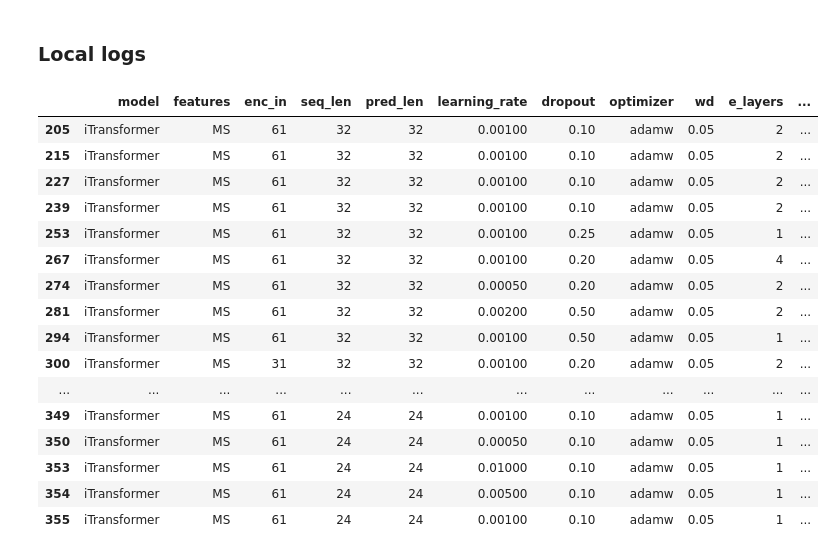
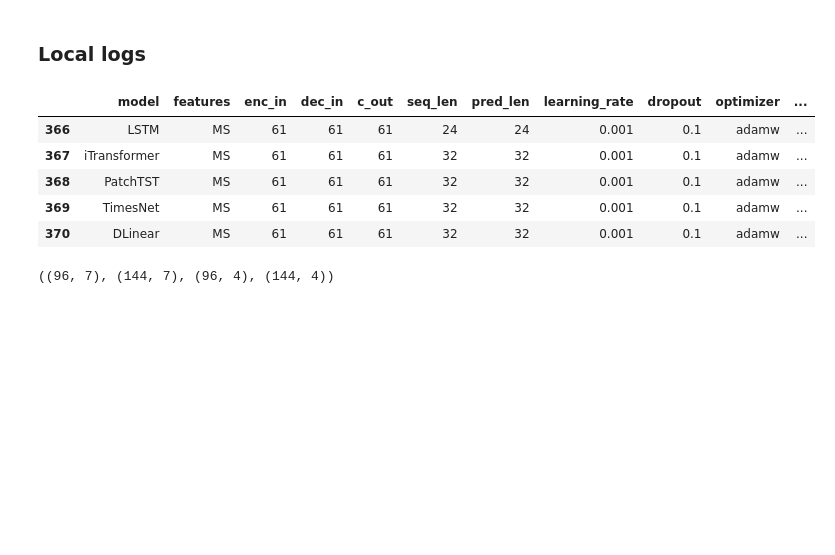
Before and after one commit to arnaud-odet/Time-Series-Library, a Jupyter notebook: sandbox.ipynb, the cells around one changed output. Drawn from its saved outputs; the diff is of its cells as text; code cells hidden in the pictures; blank space fills up the shorter version.

```diff
--- a/sandbox.ipynb
+++ b/sandbox.ipynb
@@ -146,23 +153,12 @@ axs[1].hist(Ys[:,:,angle_mask].reshape(-1));
 ### Local logs
 # %%
 lldf = pd.read_csv('./logs/long_term_forecast.csv',index_col = 0)
-hp_cols = ['model','features','enc_in','seq_len','pred_len','learning_rate','dropout','optimizer','wd','e_layers','d_model','n_heads','d_layers','d_ff']
-lldf.query("model == 'iTransformer'").query("features =='MS'")[hp_cols+['rmse']]
+hp_cols = ['model','features','enc_in','dec_in','c_out','seq_len','pred_len','learning_rate','dropout','optimizer','wd','e_layers','d_model','n_heads','d_layers','d_ff']
+lldf[hp_cols+ ['rmse','fde']].tail()
 # %% [output]
-|  | model | features | enc_in | seq_len | pred_len | learning_rate | dropout | optimizer | wd | e_layers | ... |
-| 205 | iTransformer | MS | 61 | 32 | 32 | 0.00100 | 0.10 | adamw | 0.05 | 2 | ... |
-| 215 | iTransformer | MS | 61 | 32 | 32 | 0.00100 | 0.10 | adamw | 0.05 | 2 | ... |
-| 227 | iTransformer | MS | 61 | 32 | 32 | 0.00100 | 0.10 | adamw | 0.05 | 2 | ... |
-| 239 | iTransformer | MS | 61 | 32 | 32 | 0.00100 | 0.10 | adamw | 0.05 | 2 | ... |
-| 253 | iTransformer | MS | 61 | 32 | 32 | 0.00100 | 0.25 | adamw | 0.05 | 1 | ... |
-| 267 | iTransformer | MS | 61 | 32 | 32 | 0.00100 | 0.20 | adamw | 0.05 | 4 | ... |
-| 274 | iTransformer | MS | 61 | 32 | 32 | 0.00050 | 0.20 | adamw | 0.05 | 2 | ... |
-| 281 | iTransformer | MS | 61 | 32 | 32 | 0.00200 | 0.50 | adamw | 0.05 | 2 | ... |
-| 294 | iTransformer | MS | 61 | 32 | 32 | 0.00100 | 0.50 | adamw | 0.05 | 1 | ... |
-| 300 | iTransformer | MS | 31 | 32 | 32 | 0.00100 | 0.20 | adamw | 0.05 | 2 | ... |
-| ... | ... | ... | ... | ... | ... | ... | ... | ... | ... | ... | ... |
-| 349 | iTransformer | MS | 61 | 24 | 24 | 0.00100 | 0.10 | adamw | 0.05 | 1 | ... |
-| 350 | iTransformer | MS | 61 | 24 | 24 | 0.00050 | 0.10 | adamw | 0.05 | 1 | ... |
-| 353 | iTransformer | MS | 61 | 24 | 24 | 0.01000 | 0.10 | adamw | 0.05 | 1 | ... |
-| 354 | iTransformer | MS | 61 | 24 | 24 | 0.00500 | 0.10 | adamw | 0.05 | 1 | ... |
-| 355 | iTransformer | MS | 61 | 24 | 24 | 0.00100 | 0.10 | adamw | 0.05 | 1 | ... |
+|  | model | features | enc_in | dec_in | c_out | seq_len | pred_len | learning_rate | dropout | optimizer | ... |
+| 366 | LSTM | MS | 61 | 61 | 61 | 24 | 24 | 0.001 | 0.1 | adamw | ... |
+| 367 | iTransformer | MS | 61 | 61 | 61 | 32 | 32 | 0.001 | 0.1 | adamw | ... |
+| 368 | PatchTST | MS | 61 | 61 | 61 | 32 | 32 | 0.001 | 0.1 | adamw | ... |
+| 369 | TimesNet | MS | 61 | 61 | 61 | 32 | 32 | 0.001 | 0.1 | adamw | ... |
+| 370 | DLinear | MS | 61 | 61 | 61 | 32 | 32 | 0.001 | 0.1 | adamw | ... |
@@ -168,0 +168,5 @@ lldf.query("model == 'iTransformer'").query("features =='MS'")[hp_cols+['rmse']]
+# %%
+seq_x, seq_y, seq_x_mark, seq_y_mark = ett_ds.__getitem__(0)
+seq_x.shape, seq_y.shape, seq_x_mark.shape, seq_y_mark.shape
+# %% [output]
+((96, 7), (144, 7), (96, 4), (144, 4))
```
Also changed, not shown: parts of 5 cells of this notebook, 13 other files.
